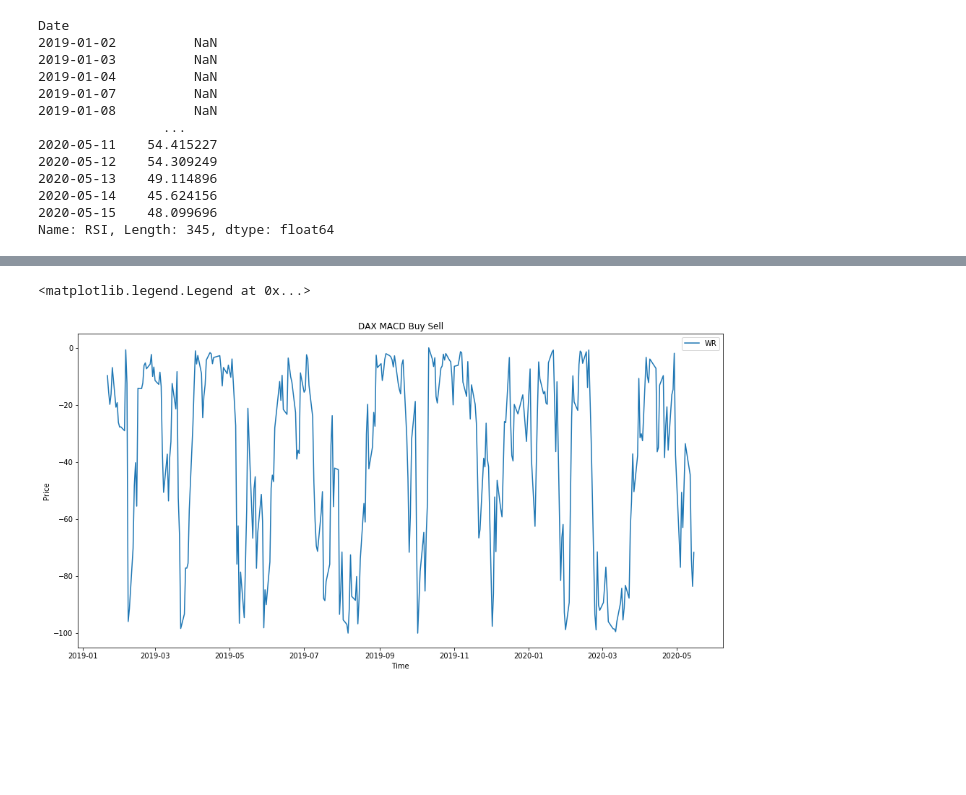
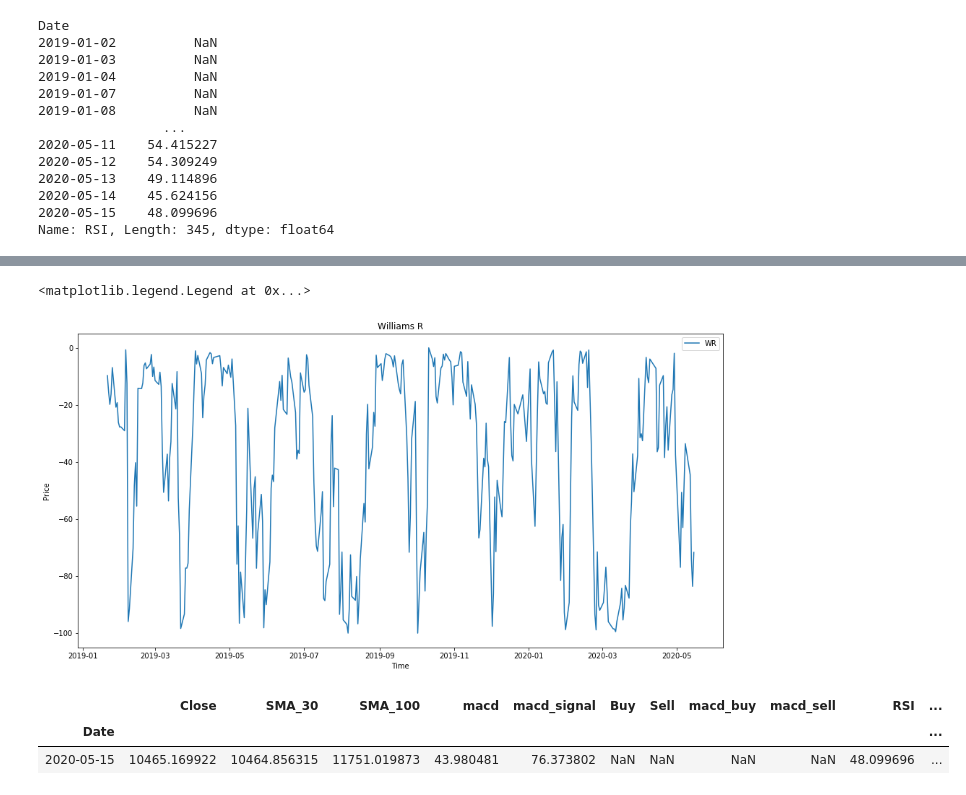
Before and after one commit to maximilianludwig/Stocks, a Jupyter notebook: Trading Bot.ipynb, the cells around one changed output, grey strips where cells are left out. Saved outputs shown, nothing was run; the diff lists cells and outputs as text; code cells hidden in the pictures; blank space fills up the shorter version.

```diff
--- a/Trading Bot.ipynb
+++ b/Trading Bot.ipynb
@@ -228,10 +212,16 @@ dataset["WR"] = WR.wr()
 plt.figure(figsize=(16,8))
 plt.xlabel("Time")
 plt.ylabel("Price")
-plt.title("DAX MACD Buy Sell")
+plt.title("Williams R")
 #plt.plot(close, label="price")
 plt.plot(dataset["WR"], label="WR")
 plt.legend()
 # %% [output]
 <matplotlib.legend.Legend at 0x...>
-[figure, old version]
+[figure, new version]
+# %%
+dataset.tail(1)
+# %% [output]
+|  | Close | SMA_30 | SMA_100 | macd | macd_signal | Buy | Sell | macd_buy | macd_sell | RSI | ... |
+| Date |  |  |  |  |  |  |  |  |  |  | ... |
+| 2020-05-15 | 10465.169922 | 10464.856315 | 11751.019873 | 43.980481 | 76.373802 | NaN | NaN | NaN | NaN | 48.099696 | ... |
```
Also changed, not shown: parts of 23 cells of this notebook, 2 other files.
